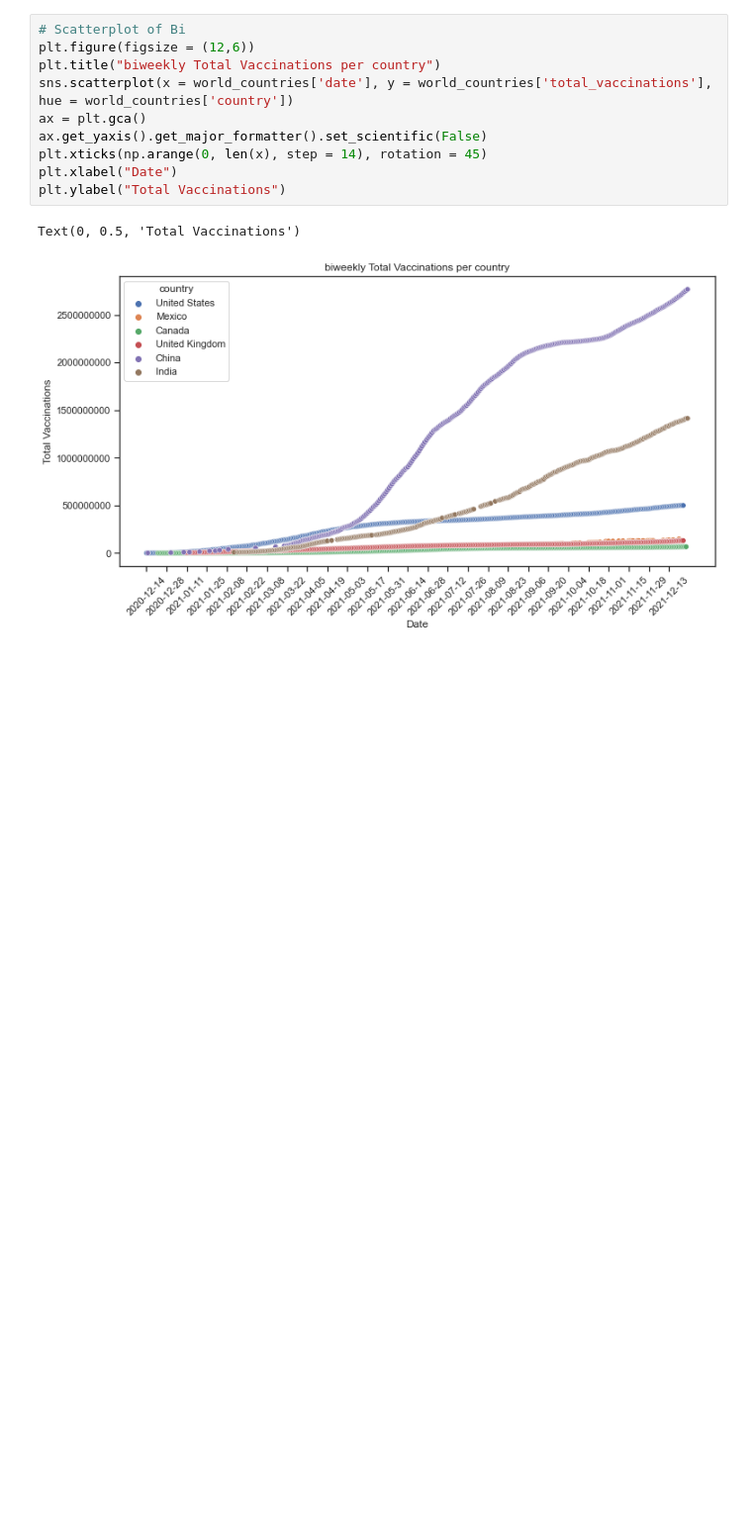
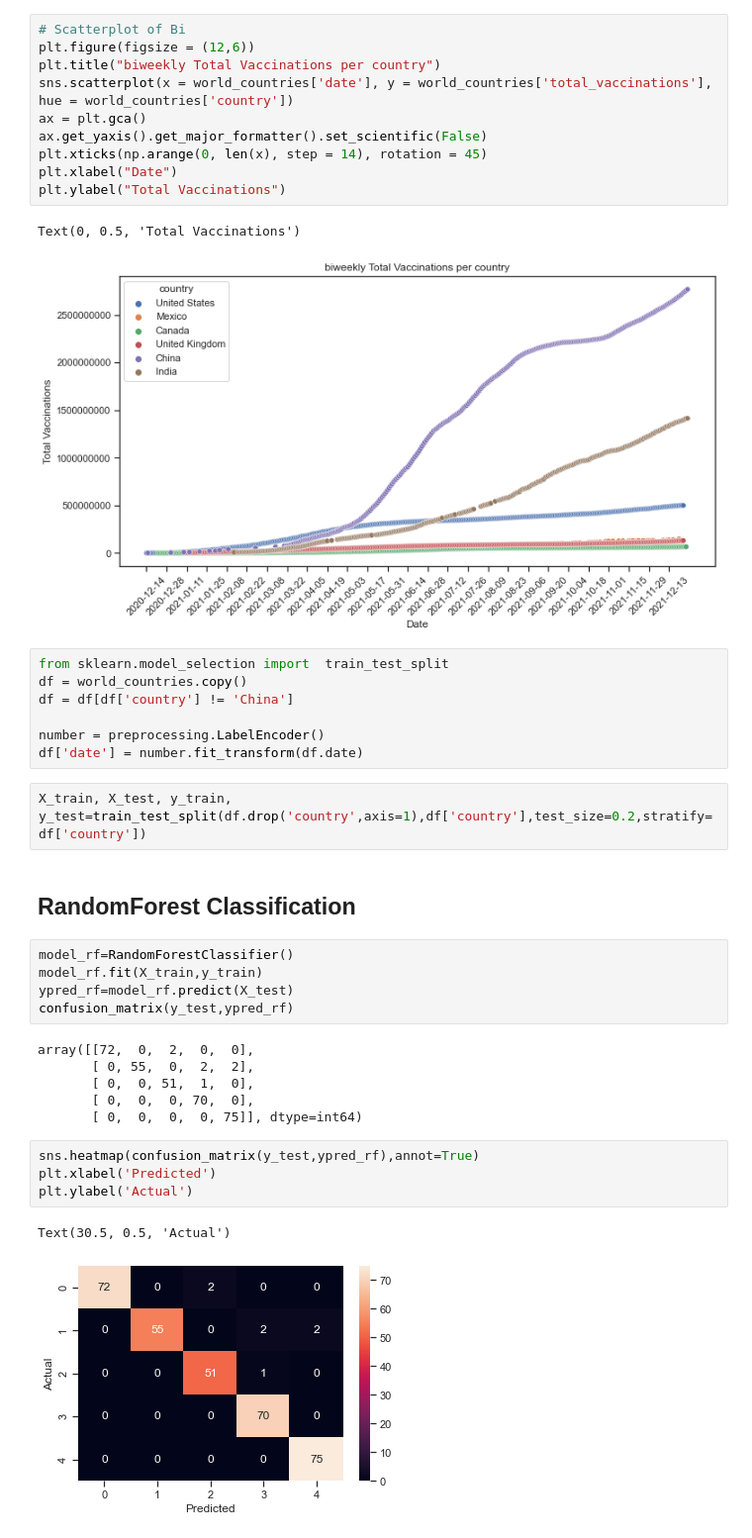
Before and after one commit to labiadsoukaina/covid_19, a Jupyter notebook: world-vaccination-progress.ipynb, the cells around one changed output. Shown at 99% size. Cells and saved outputs as stored; diff of their text form; blank space fills up the shorter version.

```diff
--- a/world-vaccination-progress.ipynb
+++ b/world-vaccination-progress.ipynb
@@ -359,3 +365,32 @@ plt.ylabel("Total Vaccinations")
 # %% [output]
 Text(0, 0.5, 'Total Vaccinations')
 [figure]
+# %%
+from sklearn.model_selection import  train_test_split
+df = world_countries.copy()
+df = df[df['country'] != 'China']
+
+number = preprocessing.LabelEncoder()
+df['date'] = number.fit_transform(df.date)
+# %%
+X_train, X_test, y_train, y_test=train_test_split(df.drop('country',axis=1),df['country'],test_size=0.2,stratify=df['country'])
+# %% [markdown]
+## RandomForest Classification
+# %%
+model_rf=RandomForestClassifier()
+model_rf.fit(X_train,y_train)
+ypred_rf=model_rf.predict(X_test)
+confusion_matrix(y_test,ypred_rf)
+# %% [output]
+array([[72,  0,  2,  0,  0],
+       [ 0, 55,  0,  2,  2],
+       [ 0,  0, 51,  1,  0],
+       [ 0,  0,  0, 70,  0],
+       [ 0,  0,  0,  0, 75]], dtype=int64)
+# %%
+sns.heatmap(confusion_matrix(y_test,ypred_rf),annot=True)
+plt.xlabel('Predicted')
+plt.ylabel('Actual')
+# %% [output]
+Text(30.5, 0.5, 'Actual')
+[figure, added]
```
Also changed, not shown: parts of 10 cells of this notebook.
